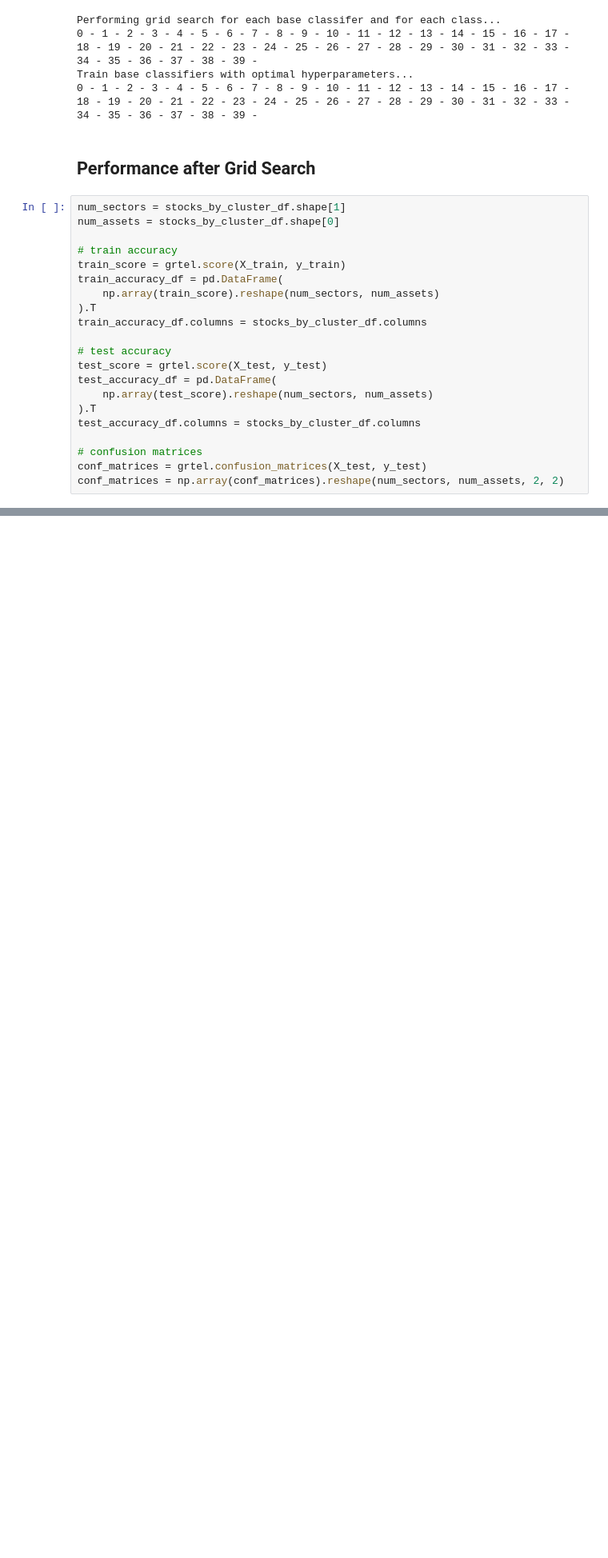
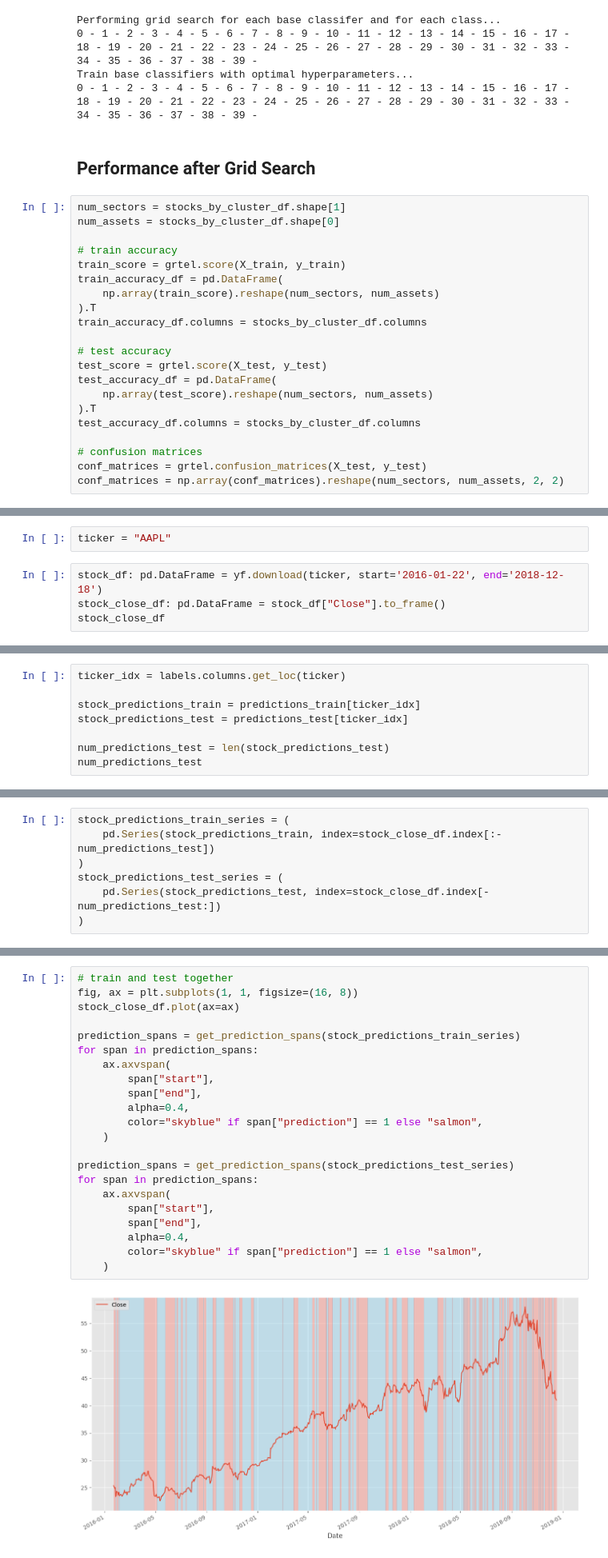
Before and after one commit to atayardimci/grtel, a Jupyter notebook: src/3. grtel_analysis/3. grtel_clusters.ipynb, the cells around one changed output, grey strips where cells are left out. Shown at 80% size. Cells and saved outputs as stored; diff of their text form; blank space fills up the shorter version.

```diff
--- a/src/3. grtel_analysis/3. grtel_clusters.ipynb
+++ b/src/3. grtel_analysis/3. grtel_clusters.ipynb
@@ -329,0 +341,6 @@ Percentage of 1s (Test):
+# %%
+ticker = "AAPL"
+# %%
+stock_df: pd.DataFrame = yf.download(ticker, start='2016-01-22', end='2018-12-18')
+stock_close_df: pd.DataFrame = stock_df["Close"].to_frame()
+stock_close_df
@@ -329,0 +363,8 @@ Percentage of 1s (Test):
+# %%
+ticker_idx = labels.columns.get_loc(ticker)
+
+stock_predictions_train = predictions_train[ticker_idx]
+stock_predictions_test = predictions_test[ticker_idx]
+
+num_predictions_test = len(stock_predictions_test)
+num_predictions_test
@@ -329,0 +373,7 @@ Percentage of 1s (Test):
+# %%
+stock_predictions_train_series = (
+    pd.Series(stock_predictions_train, index=stock_close_df.index[:-num_predictions_test])
+)
+stock_predictions_test_series = (
+    pd.Series(stock_predictions_test, index=stock_close_df.index[-num_predictions_test:])
+)
@@ -329,0 +414,24 @@ Percentage of 1s (Test):
+# %%
+# train and test together
+fig, ax = plt.subplots(1, 1, figsize=(16, 8))
+stock_close_df.plot(ax=ax)
+
+prediction_spans = get_prediction_spans(stock_predictions_train_series)
+for span in prediction_spans:
+    ax.axvspan(
+        span["start"],
+        span["end"],
+        alpha=0.4,
+        color="skyblue" if span["prediction"] == 1 else "salmon",
+    )
+
+prediction_spans = get_prediction_spans(stock_predictions_test_series)
+for span in prediction_spans:
+    ax.axvspan(
+        span["start"],
+        span["end"],
+        alpha=0.4,
+        color="skyblue" if span["prediction"] == 1 else "salmon",
+    )
+# %% [output]
+[figure, added]
```
Also changed, not shown: parts of 14 cells of this notebook, 2 other files.
